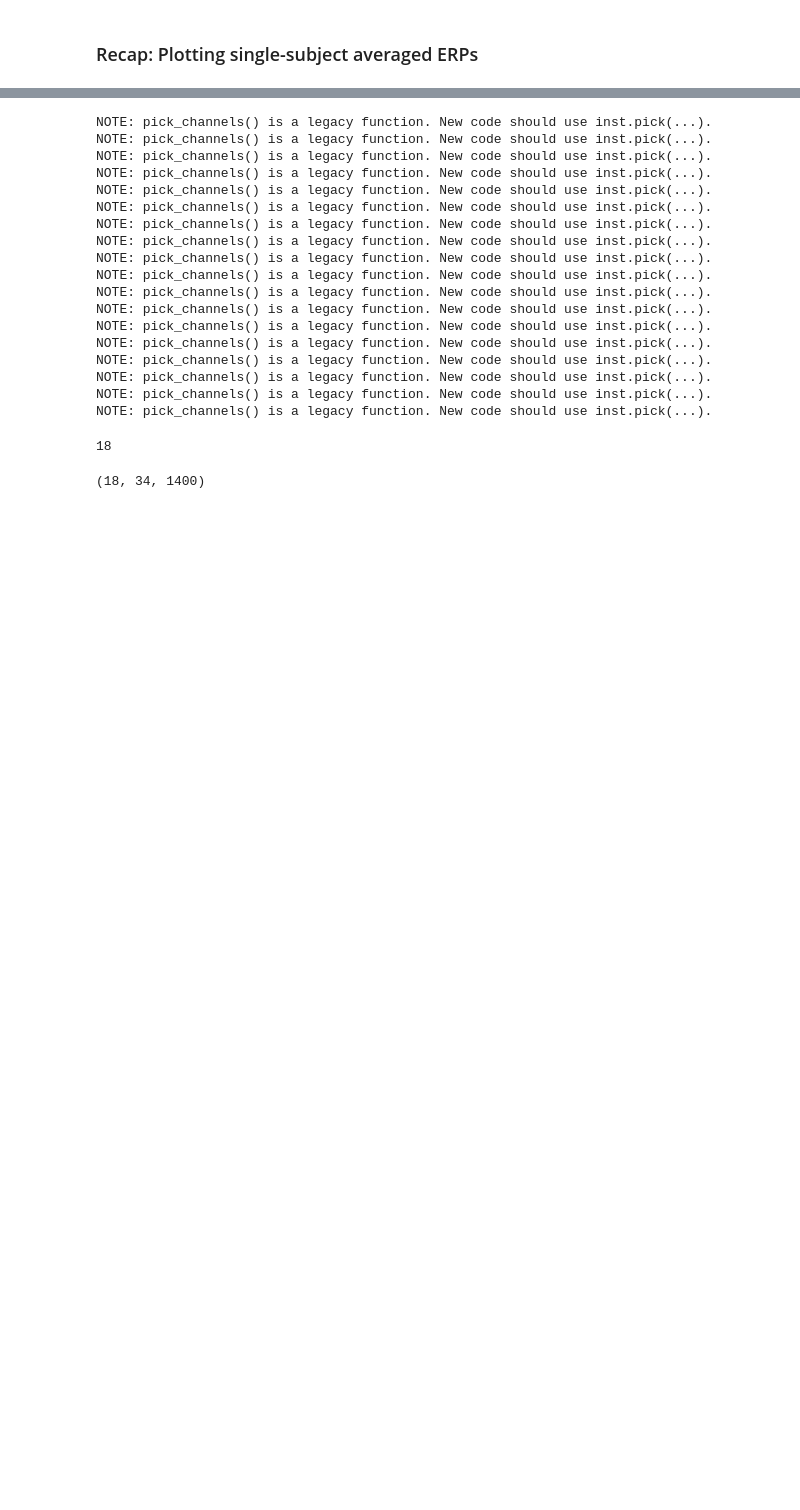
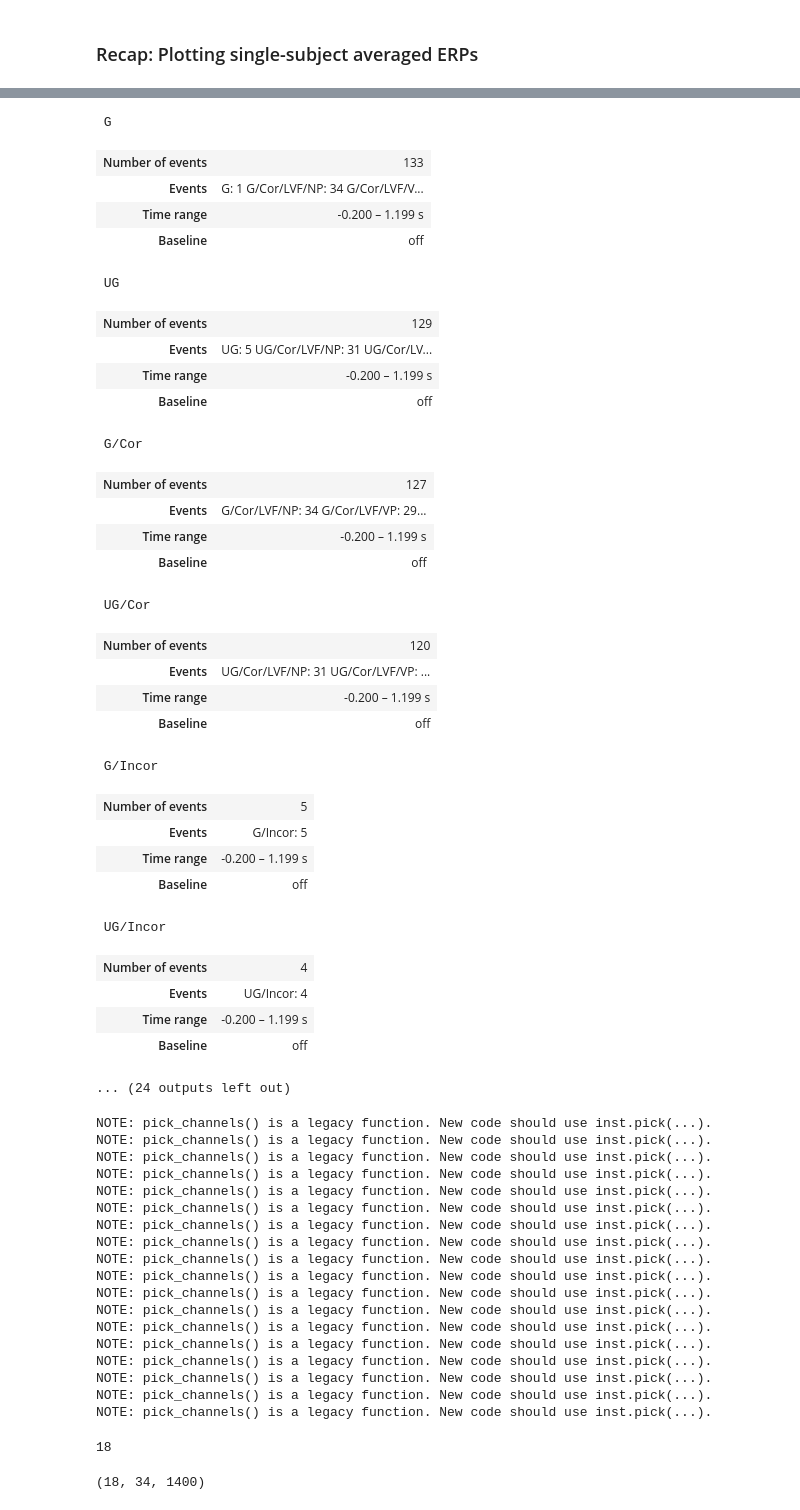
Before and after one commit to amandalin047/ERP_2023Fall, a Jupyter notebook: diff_waves/diff_waves_and_topo.ipynb, the cells around one changed output, grey strips where cells are left out. Cells and saved outputs as stored; diff of their text form; code cells hidden in the pictures; blank space fills up the shorter version.

```diff
--- a/diff_waves/diff_waves_and_topo.ipynb
+++ b/diff_waves/diff_waves_and_topo.ipynb
@@ -26 +41,38 @@ No baseline correction applied
+# %%
+bins = parse_bdf('S1_bdf_18bins_py.txt')
+for v in bins.values():
+    print('\n',v)
+    display(epochs[v])
+# %% [output]
+ G
+| Number of events | 133 |
+| Events | G: 1 G/Cor/LVF/NP: 34 G/Cor/LVF/V... |
+| Time range | -0.200 – 1.199 s |
+| Baseline | off |
+ UG
+| Number of events | 129 |
+| Events | UG: 5 UG/Cor/LVF/NP: 31 UG/Cor/LV... |
+| Time range | -0.200 – 1.199 s |
+| Baseline | off |
+ G/Cor
+| Number of events | 127 |
+| Events | G/Cor/LVF/NP: 34 G/Cor/LVF/VP: 29... |
+| Time range | -0.200 – 1.199 s |
+| Baseline | off |
+ UG/Cor
+| Number of events | 120 |
+| Events | UG/Cor/LVF/NP: 31 UG/Cor/LVF/VP: ... |
+| Time range | -0.200 – 1.199 s |
+| Baseline | off |
+ G/Incor
+| Number of events | 5 |
+| Events | G/Incor: 5 |
+| Time range | -0.200 – 1.199 s |
+| Baseline | off |
+ UG/Incor
+| Number of events | 4 |
+| Events | UG/Incor: 4 |
+| Time range | -0.200 – 1.199 s |
+| Baseline | off |
+... (24 outputs left out)
 # %%
```
Also changed, not shown: parts of 5 cells of this notebook.
